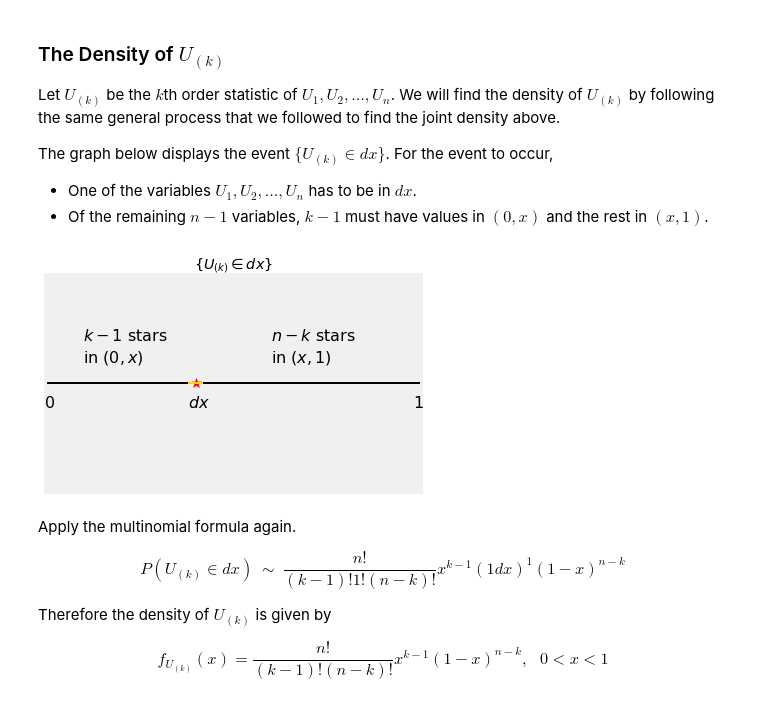
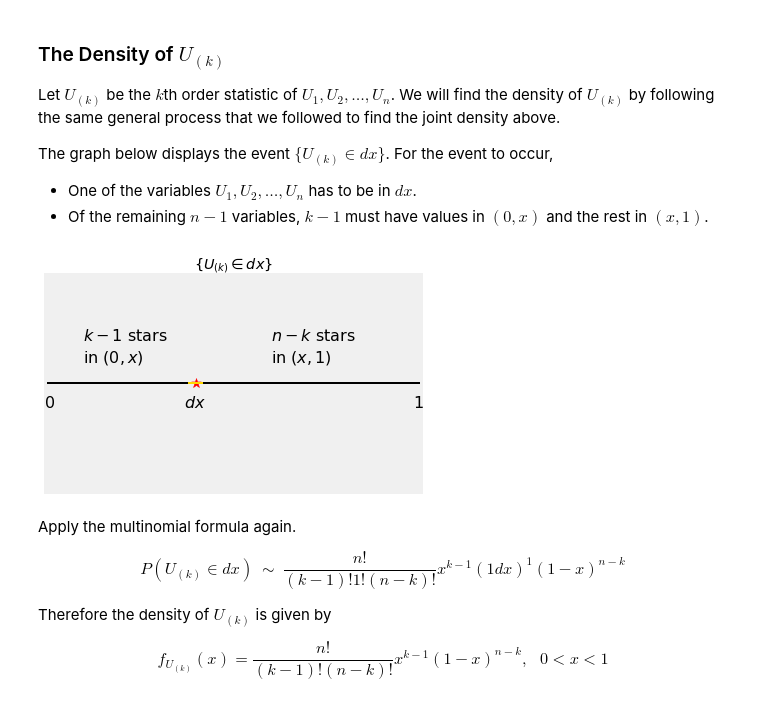
Before and after one commit to postybaloney/textbook, a Jupyter notebook: _sources/content/Chapter_17/04_Beta_Densities_with_Integer_Parameters.ipynb, the cells around one changed output. Saved outputs shown, nothing was run; the diff lists cells and outputs as text; code cells hidden in the pictures.

```diff
--- a/_sources/content/Chapter_17/04_Beta_Densities_with_Integer_Parameters.ipynb
+++ b/_sources/content/Chapter_17/04_Beta_Densities_with_Integer_Parameters.ipynb
@@ -161,22 +161,22 @@ The graph below displays the event $\{ U_{(k)} \in dx \}$. For the event to occu
 # %%
 # NO CODE
 
 plt.plot([0, 1], [0, 0], color='k', lw=2)
 plt.scatter(0.4, 0, marker='*', color='r', s=100)
 plt.plot([0.38, 0.42], [0, 0], color='gold', lw=2)
-plt.text(0.38, -0.012, r'$dx$', size=16)
+plt.text(0.37, -0.012, r'$dx$', size=16)
 plt.text(0.1, 0.022, '$k-1$ stars', size=16)
 plt.text(0.1, 0.011, 'in $(0, x)$', size=16)
 plt.text(0.6, 0.022, '$n-k$ stars', size=16)
 plt.text(0.6, 0.011, 'in $(x, 1)$', size=16)
 plt.text(0, -0.012, r'0', size=16)
 plt.text(0.98, -0.012, r'1', size=16)
 plt.xlim(0, 1)
 plt.yticks([])
 plt.xticks([])
 plt.title('$\{ U_{(k)} \in dx \}$');
 # %% [output]
-[figure, old version]
+[figure, new version]
 # %% [markdown]
 Apply the multinomial formula again.
 
```
Also changed, not shown: parts of 2 cells of this notebook, 3 other files.
